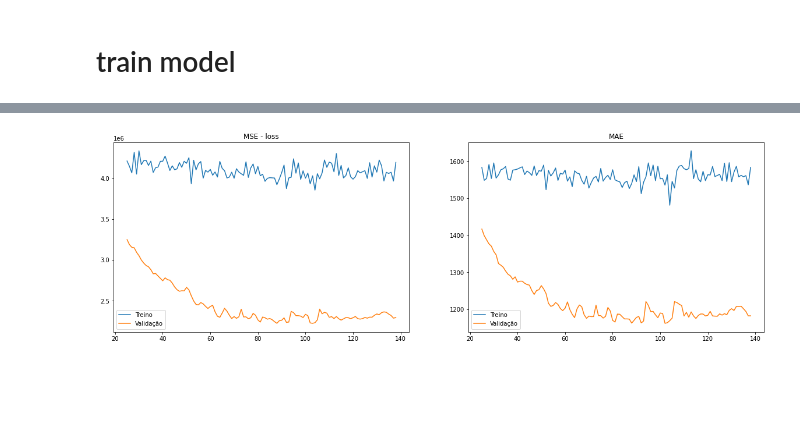
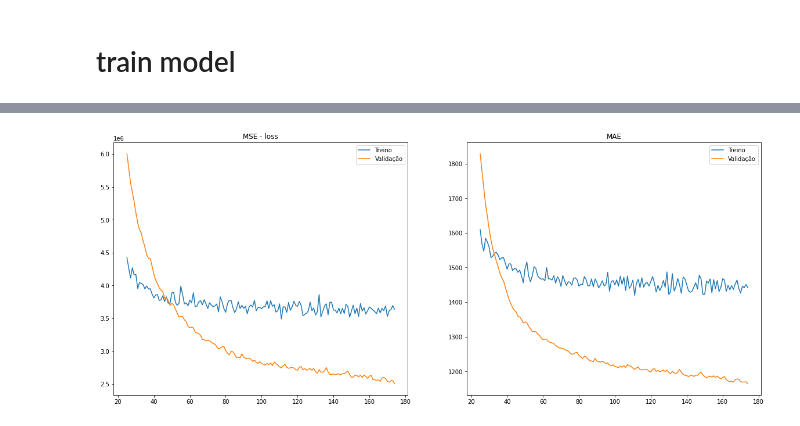
Before and after one commit to marcos-mansur/load-forecast, a Jupyter notebook: model_v1.ipynb, the cells around one changed output, grey strips where cells are left out. Cells and saved outputs as stored; diff of their text form; code cells hidden in the pictures; blank space fills up the shorter version.

```diff
--- a/model_v1.ipynb
+++ b/model_v1.ipynb
@@ -226,7 +448,7 @@ def compile_and_fit(model, data, val_data, epochs,optimizer,
                          tf.metrics.MeanAbsolutePercentageError(),
                          tf.keras.metrics.RootMeanSquaredError()])
   # fit data
-  history = model.fit(data, epochs=epochs, verbose=1,
+  history = model.fit(data, epochs=epochs, verbose=0,
                       validation_data= val_data,
                       callbacks=[early_stopping, checkpoint])
   return history
@@ -235,9 +455,9 @@ def compile_and_fit(model, data, val_data, epochs,optimizer,
 # %%
 weight_decay = 5.29435315233284e-06
 
-optimizer = tf.optimizers.Adam(learning_rate=0.00826053961) #Adagrad(learning_rate= 0.9580, epsilon = 2.645-08)
+optimizer = tf.optimizers.Adam(learning_rate=0.00126053961) #Adagrad(learning_rate= 0.9580, epsilon = 2.645-08)
 
-l0 = tf.keras.layers.LSTM(8, return_sequences=False,
+l0 = tf.keras.layers.LSTM(8, return_sequences=True,
 #                          kernel_regularizer=tf.keras.regularizers.l2(weight_decay),
 #                          recurrent_dropout = 0.2,
                           activation ='tanh')
@@ -251,20 +471,19 @@ model = tf.keras.models.Sequential([
     tf.keras.layers.Lambda(lambda x: tf.expand_dims(x, axis = -1), input_shape=[None]),
     tf.keras.layers.BatchNormalization(),
     l0,
-    #l1,
+    l1,
     tf.keras.layers.Dense(1), #, kernel_regularizer=tf.keras.regularizers.l2(weight_decay)),
     tf.keras.layers.Lambda(lambda x: x * 10000.0)
     ])
 
 
-history = compile_and_fit(model, epochs = 200,
+history = compile_and_fit(model, epochs = 175,
                           data=train_dataset,
                           val_data = val_dataset,
                           optimizer = optimizer,
                           patience = 50,
                           filepath = filepath)
 
-#print(os.listdir())
 
 #print("Layer weights {}".format(l0.get_weights()))
 # %% [output]
@@ -288,31 +507,31 @@ Epoch 139: loss did not improve from 3855422.25000
 # %%
 # evaluate training metrics
 
 # starting epoch to plot
 skip = 25
 
-fig,ax = plt.subplots(figsize=(20,6), nrows=1, ncols=2)
+fig,ax = plt.subplots(figsize=(20,8), nrows=1, ncols=2)
 metrics_list = ['loss',
                 'val_loss',
                 'mean_absolute_error',
                 'val_mean_absolute_error'
                 ]
 
 for i, metric in enumerate(metrics_list):
   if i<=1:
     ax1 =  ax.ravel()[0]
   else:
     ax1 =  ax.ravel()[1]
   sns.lineplot(x = range(skip,len(history.history[metric])),
               y = history.history[metric][skip:],
               ax = ax1)
 
 
 ax.ravel()[0].set_title("MSE - loss")
 ax.ravel()[0].legend(labels=['Treino', 'Validação'])
 ax.ravel()[1].set_title("MAE")
 ax.ravel()[1].legend(labels=['Treino', 'Validação'])
 
 plt.show()
 # %% [output]
-[figure, old version]
+[figure, new version]
```
Also changed, not shown: parts of 11 cells of this notebook, 2 other files.
